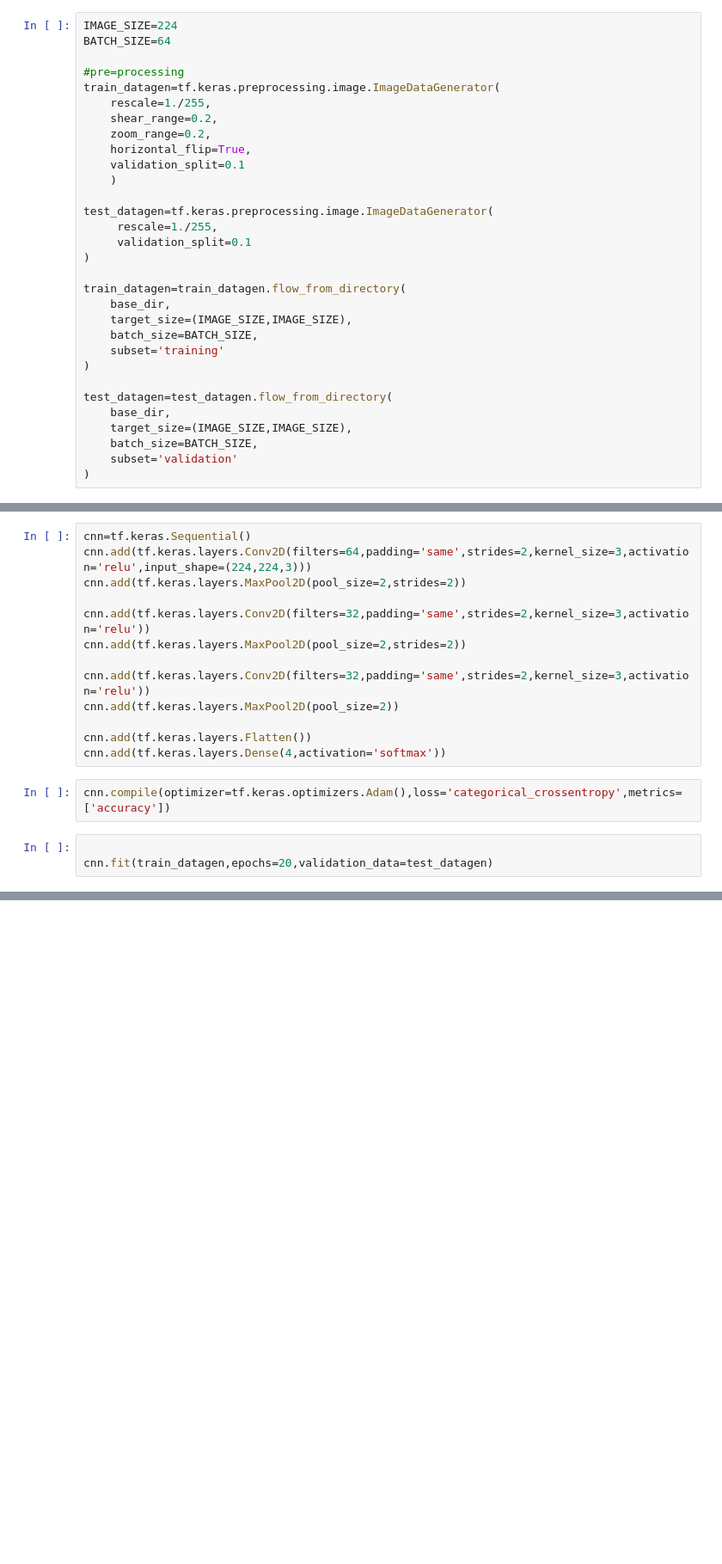
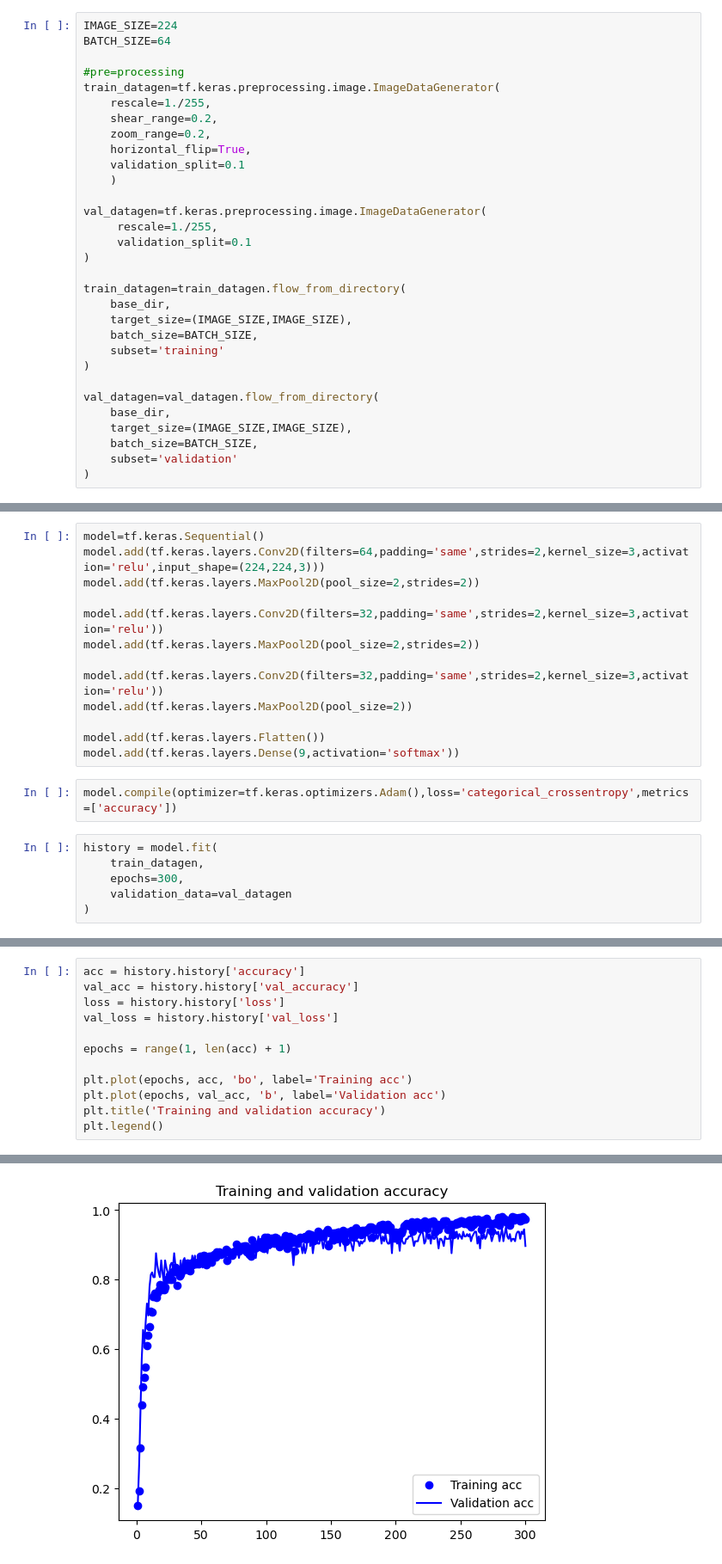
Before and after one commit to yzdgit/dates, a Jupyter notebook: src/classification/classifcation.ipynb, the cells around one changed output, grey strips where cells are left out. Shown: that part at 86% size. Cells and saved outputs as stored; diff of their text form; blank space fills up the shorter version.

```diff
--- a/src/classification/classifcation.ipynb
+++ b/src/classification/classifcation.ipynb
@@ -16,7 +45,7 @@ train_datagen=tf.keras.preprocessing.image.ImageDataGenerator(
     validation_split=0.1
     )
 
-test_datagen=tf.keras.preprocessing.image.ImageDataGenerator(
+val_datagen=tf.keras.preprocessing.image.ImageDataGenerator(
      rescale=1./255,
      validation_split=0.1
 )
@@ -28,7 +57,7 @@ train_datagen=train_datagen.flow_from_directory(
     subset='training'
 )
 
-test_datagen=test_datagen.flow_from_directory(
+val_datagen=val_datagen.flow_from_directory(
     base_dir,
     target_size=(IMAGE_SIZE,IMAGE_SIZE),
     batch_size=BATCH_SIZE,
@@ -37,18 +69,21 @@ test_datagen=test_datagen.flow_from_directory(
 # %%
-cnn=tf.keras.Sequential()
-cnn.add(tf.keras.layers.Conv2D(filters=64,padding='same',strides=2,kernel_size=3,activation='relu',input_shape=(224,224,3)))
-cnn.add(tf.keras.layers.MaxPool2D(pool_size=2,strides=2))
+model=tf.keras.Sequential()
+model.add(tf.keras.layers.Conv2D(filters=64,padding='same',strides=2,kernel_size=3,activation='relu',input_shape=(224,224,3)))
+model.add(tf.keras.layers.MaxPool2D(pool_size=2,strides=2))
 
-cnn.add(tf.keras.layers.Conv2D(filters=32,padding='same',strides=2,kernel_size=3,activation='relu'))
-cnn.add(tf.keras.layers.MaxPool2D(pool_size=2,strides=2))
+model.add(tf.keras.layers.Conv2D(filters=32,padding='same',strides=2,kernel_size=3,activation='relu'))
+model.add(tf.keras.layers.MaxPool2D(pool_size=2,strides=2))
 
-cnn.add(tf.keras.layers.Conv2D(filters=32,padding='same',strides=2,kernel_size=3,activation='relu'))
-cnn.add(tf.keras.layers.MaxPool2D(pool_size=2))
+model.add(tf.keras.layers.Conv2D(filters=32,padding='same',strides=2,kernel_size=3,activation='relu'))
+model.add(tf.keras.layers.MaxPool2D(pool_size=2))
 
-cnn.add(tf.keras.layers.Flatten())
-cnn.add(tf.keras.layers.Dense(4,activation='softmax'))
+model.add(tf.keras.layers.Flatten())
+model.add(tf.keras.layers.Dense(9,activation='softmax'))
 # %%
-cnn.compile(optimizer=tf.keras.optimizers.Adam(),loss='categorical_crossentropy',metrics=['accuracy'])
+model.compile(optimizer=tf.keras.optimizers.Adam(),loss='categorical_crossentropy',metrics=['accuracy'])
 # %%
-
-cnn.fit(train_datagen,epochs=20,validation_data=test_datagen)
+history = model.fit(
+    train_datagen,
+    epochs=300,
+    validation_data=val_datagen
+)
@@ -54,0 +108,13 @@ cnn.fit(train_datagen,epochs=20,validation_data=test_datagen)
+# %%
+acc = history.history['accuracy']
+val_acc = history.history['val_accuracy']
+loss = history.history['loss']
+val_loss = history.history['val_loss']
+
+epochs = range(1, len(acc) + 1)
+
+plt.plot(epochs, acc, 'bo', label='Training acc')
+plt.plot(epochs, val_acc, 'b', label='Validation acc')
+plt.title('Training and validation accuracy')
+plt.legend()
+# %% [output]
@@ -54,0 +122 @@ cnn.fit(train_datagen,epochs=20,validation_data=test_datagen)
+[figure, added]
```
Also changed, not shown: parts of 9 cells of this notebook, 49 other files.
